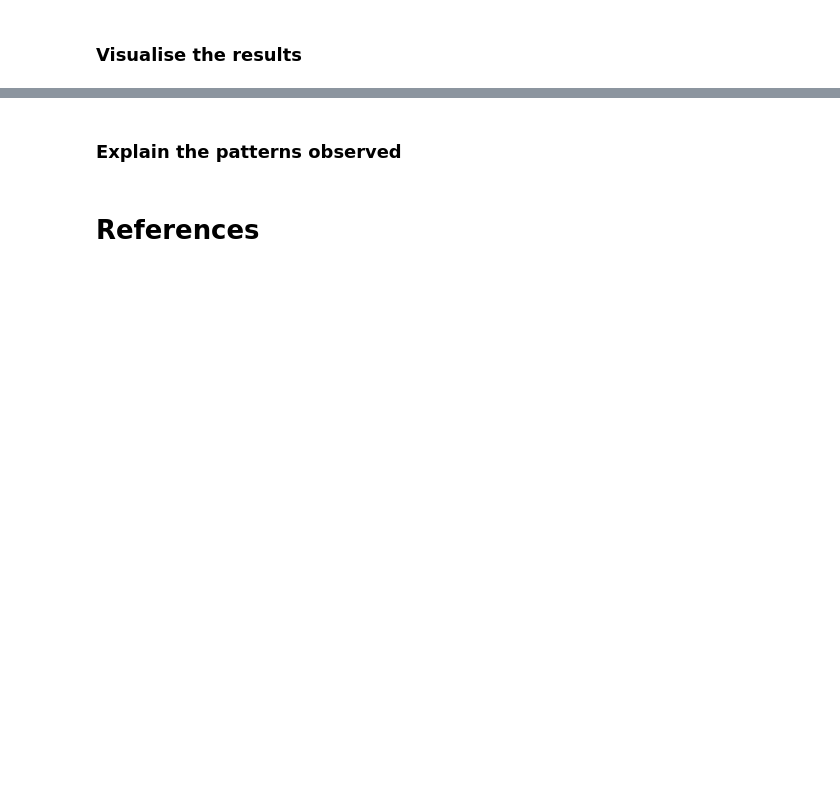
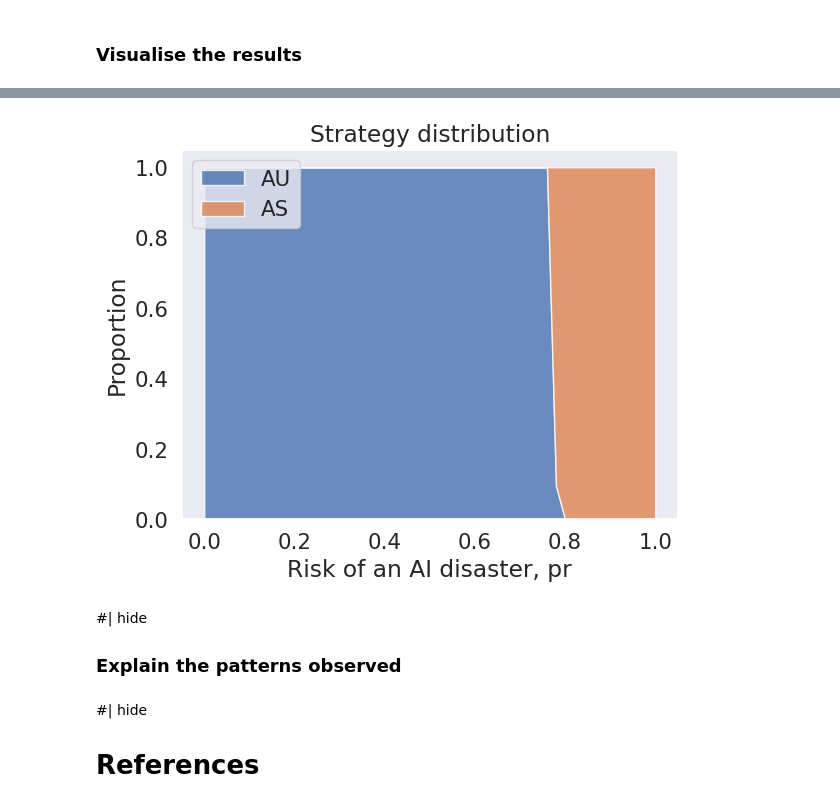
Before and after one commit to PaoloBova/gh-pages-example, a Jupyter notebook: nbs/10_analysis_dsair.ipynb, the cells around one changed output, grey strips where cells are left out. Saved outputs shown, nothing was run; the diff lists cells and outputs as text; code cells hidden in the pictures; blank space fills up the shorter version.

```diff
--- a/nbs/10_analysis_dsair.ipynb
+++ b/nbs/10_analysis_dsair.ipynb
@@ -106,6 +161,28 @@ fig2.update_annotations(font_size=20)
+# %%
+#| echo:false
+dfplot2 = df[df.s==1.5]
+x = dfplot2.pr.values
+y1 = dfplot2.AU_frequency.values
+y2 = dfplot2.AS_frequency.values
+
+fig, ax = plt.subplots()
+ax.stackplot(x,
+             [y1, y2],
+             labels=['AU', 'AS'],
+             alpha=0.8)
+ax.legend(loc='upper left')
+ax.set_title('Strategy distribution')
+ax.set_xlabel('Risk of an AI disaster, pr')
+ax.set_ylabel('Proportion');
+# %% [output]
+[figure, added]
 # %% [markdown]
+#| hide
+
 ### Explain the patterns observed
 # %% [markdown]
+#| hide
+
 # References
 # %%
 #| hide
```
Also changed, not shown: parts of 10 cells of this notebook, 1 other file.
